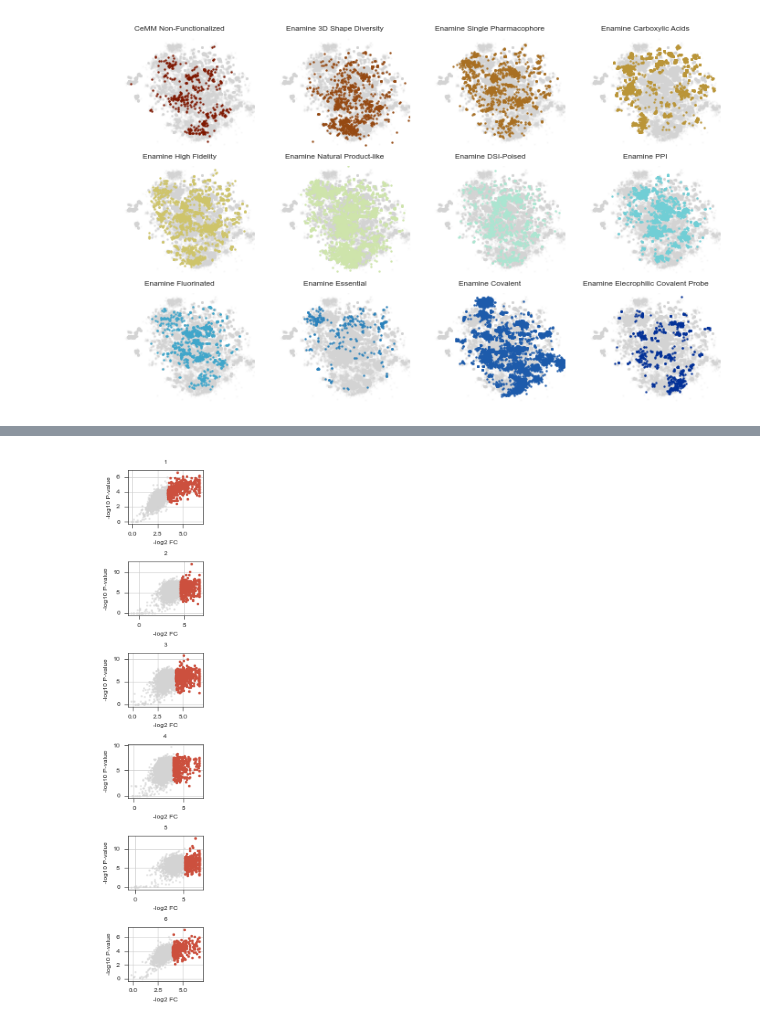
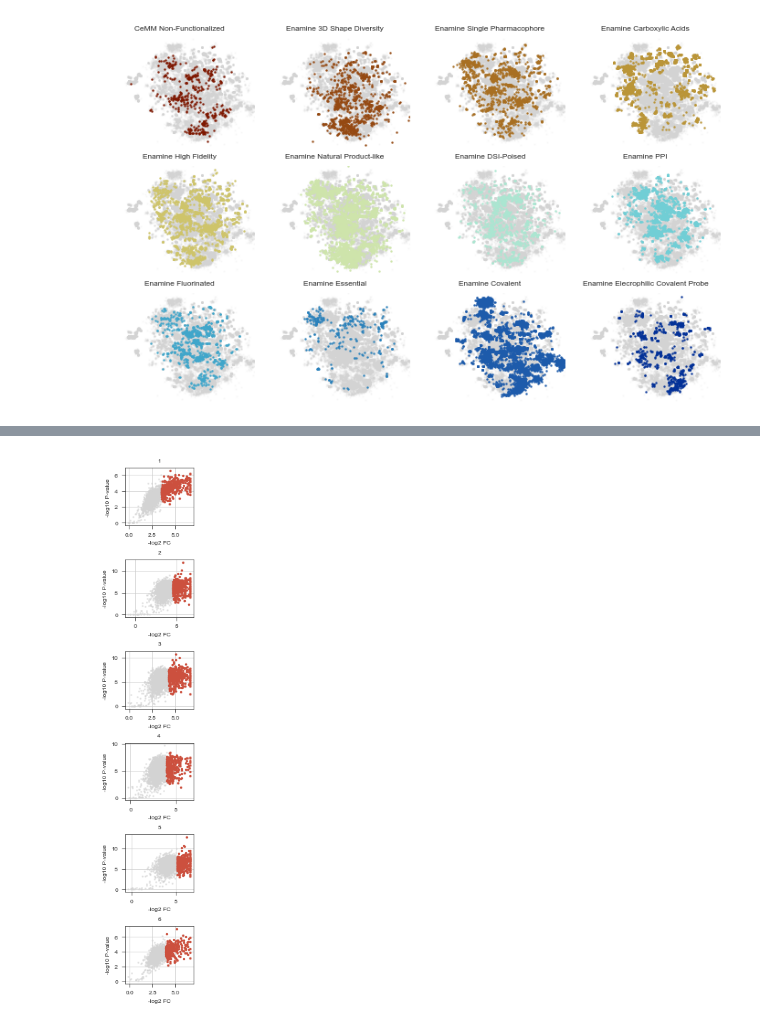
Before and after one commit to ligand-discovery/primary-paper-figures, a Jupyter notebook: notebooks/Figure-S1.ipynb, the cells around one changed output, grey strips where cells are left out. Drawn from its saved outputs; the diff is of its cells as text; code cells hidden in the pictures.

```diff
--- a/notebooks/Figure-S1.ipynb
+++ b/notebooks/Figure-S1.ipynb
@@ -193,17 +195,17 @@ def volcano(ax, fid, color):
     y = -np.log10(np.array(dv[dv["FragID"] == fid]["Abundance_Ratio_PValue"]))
     ax.scatter(x,y, color=color, s=2)
 # %%
-fig, axs = stylia.create_figure(6,1, width=TWO_COLUMNS_WIDTH*0.2, height=TWO_COLUMNS_WIDTH)
+fig, axs = stylia.create_figure(6,1, width=TWO_COLUMNS_WIDTH*0.2, height=TWO_COLUMNS_WIDTH*1.1)
 for i, fid in enumerate(tested[:6]):
     ax = axs.next()
     volcano(ax, fid, NamedColors().red)
     stylia.label(ax, title=i+1, ylabel = "-log10 P-value", xlabel = "-log2 FC")
 
 plt.tight_layout()
 stylia.save_figure("../assets/promiscuity-volcano-promiscuous.png")
 stylia.save_figure("../assets/promiscuity-volcano-promiscuous.pdf")
 # %% [output]
-[figure, old version]
+[figure, new version]
 # %%
 fig, axs = stylia.create_figure(6,1, width=TWO_COLUMNS_WIDTH*0.2, height=TWO_COLUMNS_WIDTH*1.1)
 for i, fid in enumerate(tested[6:]):
```
Also changed, not shown: parts of 2 cells of this notebook, 10 other files.
